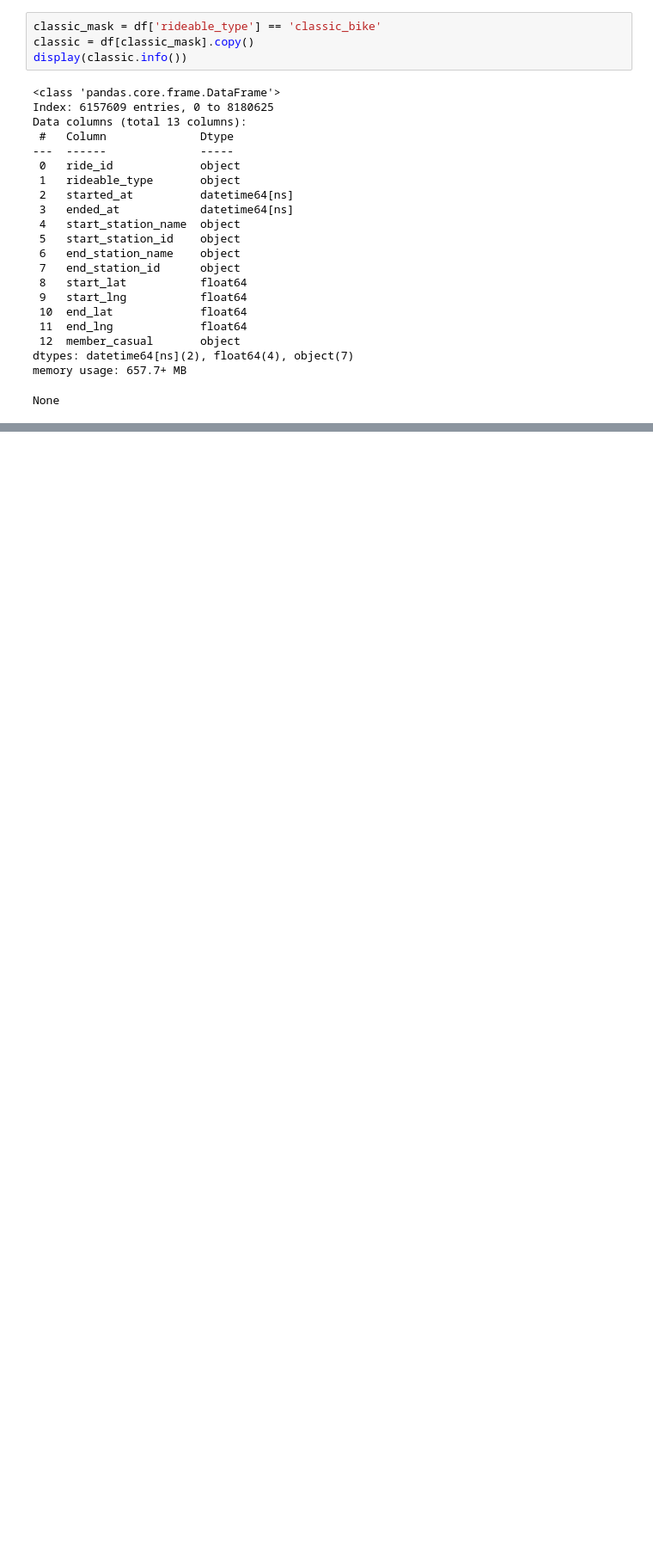
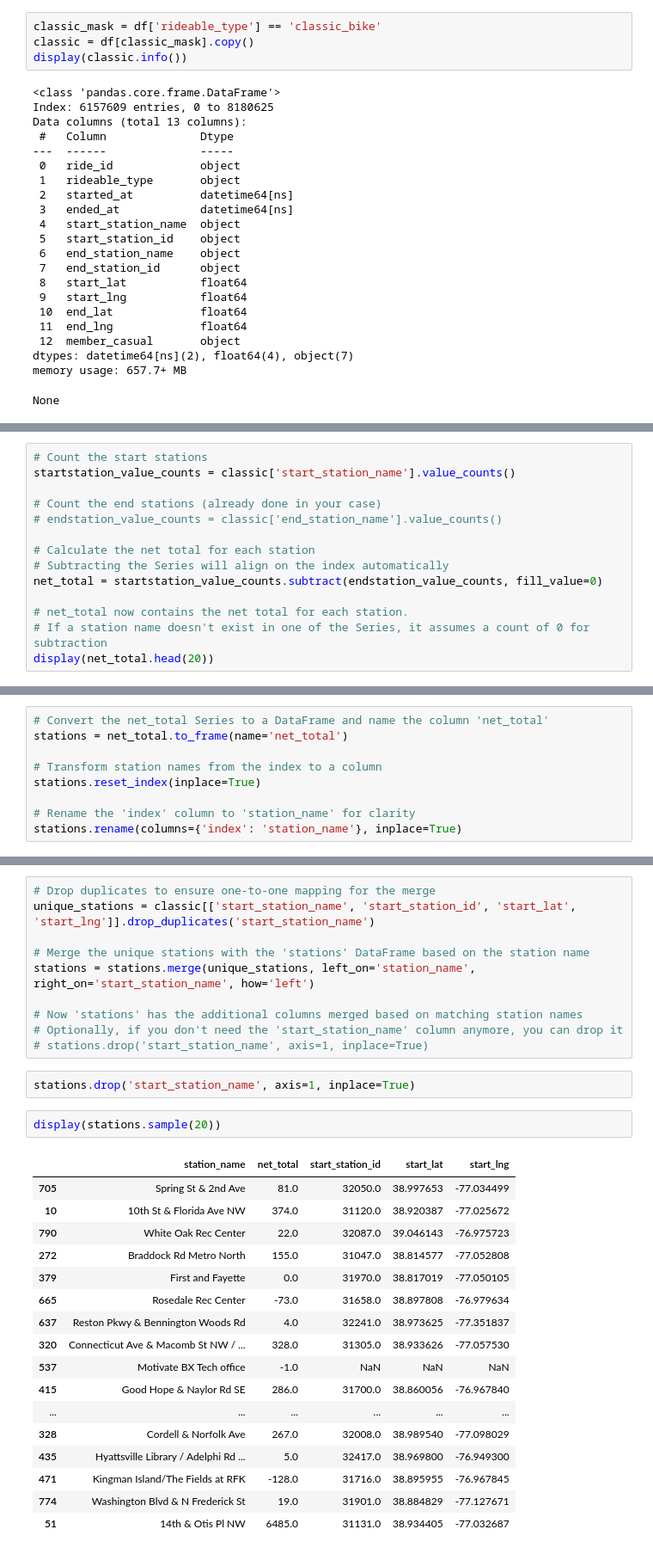
Before and after one commit to Paul-Sabin/Capital-Bikeshare, a Jupyter notebook: Trip Data EDA.ipynb, the cells around one changed output, grey strips where cells are left out. Shown: that part at 86% size. Cells and saved outputs as stored; diff of their text form; blank space fills up the shorter version.

```diff
--- a/Trip Data EDA.ipynb
+++ b/Trip Data EDA.ipynb
@@ -101,0 +174,14 @@ display(classic.head())
+# %%
+# Count the start stations
+startstation_value_counts = classic['start_station_name'].value_counts()
+
+# Count the end stations (already done in your case)
+# endstation_value_counts = classic['end_station_name'].value_counts()
+
+# Calculate the net total for each station
+# Subtracting the Series will align on the index automatically
+net_total = startstation_value_counts.subtract(endstation_value_counts, fill_value=0)
+
+# net_total now contains the net total for each station.
+# If a station name doesn't exist in one of the Series, it assumes a count of 0 for subtraction
+display(net_total.head(20))
@@ -101,0 +206,9 @@ display(classic.head())
+# %%
+# Convert the net_total Series to a DataFrame and name the column 'net_total'
+stations = net_total.to_frame(name='net_total')
+
+# Transform station names from the index to a column
+stations.reset_index(inplace=True)
+
+# Rename the 'index' column to 'station_name' for clarity
+stations.rename(columns={'index': 'station_name'}, inplace=True)
@@ -101,0 +231,32 @@ display(classic.head())
+# %%
+# Drop duplicates to ensure one-to-one mapping for the merge
+unique_stations = classic[['start_station_name', 'start_station_id', 'start_lat', 'start_lng']].drop_duplicates('start_station_name')
+
+# Merge the unique stations with the 'stations' DataFrame based on the station name
+stations = stations.merge(unique_stations, left_on='station_name', right_on='start_station_name', how='left')
+
+# Now 'stations' has the additional columns merged based on matching station names
+# Optionally, if you don't need the 'start_station_name' column anymore, you can drop it
+# stations.drop('start_station_name', axis=1, inplace=True)
+# %%
+stations.drop('start_station_name', axis=1, inplace=True)
+# %%
+display(stations.sample(20))
+# %% [output]
+|  | station_name | net_total | start_station_id | start_lat | start_lng |
+| 705 | Spring St & 2nd Ave | 81.0 | 32050.0 | 38.997653 | -77.034499 |
+| 10 | 10th St & Florida Ave NW | 374.0 | 31120.0 | 38.920387 | -77.025672 |
+| 790 | White Oak Rec Center | 22.0 | 32087.0 | 39.046143 | -76.975723 |
+| 272 | Braddock Rd Metro North | 155.0 | 31047.0 | 38.814577 | -77.052808 |
+| 379 | First and Fayette | 0.0 | 31970.0 | 38.817019 | -77.050105 |
+| 665 | Rosedale Rec Center | -73.0 | 31658.0 | 38.897808 | -76.979634 |
+| 637 | Reston Pkwy & Bennington Woods Rd | 4.0 | 32241.0 | 38.973625 | -77.351837 |
+| 320 | Connecticut Ave & Macomb St NW / ... | 328.0 | 31305.0 | 38.933626 | -77.057530 |
+| 537 | Motivate BX Tech office | -1.0 | NaN | NaN | NaN |
+| 415 | Good Hope & Naylor Rd SE | 286.0 | 31700.0 | 38.860056 | -76.967840 |
+| ... | ... | ... | ... | ... | ... |
+| 328 | Cordell & Norfolk Ave | 267.0 | 32008.0 | 38.989540 | -77.098029 |
+| 435 | Hyattsville Library / Adelphi Rd ... | 5.0 | 32417.0 | 38.969800 | -76.949300 |
+| 471 | Kingman Island/The Fields at RFK | -128.0 | 31716.0 | 38.895955 | -76.967845 |
+| 774 | Washington Blvd & N Frederick St | 19.0 | 31901.0 | 38.884829 | -77.127671 |
+| 51 | 14th & Otis Pl NW | 6485.0 | 31131.0 | 38.934405 | -77.032687 |
```
Also changed, not shown: parts of 15 cells of this notebook.
